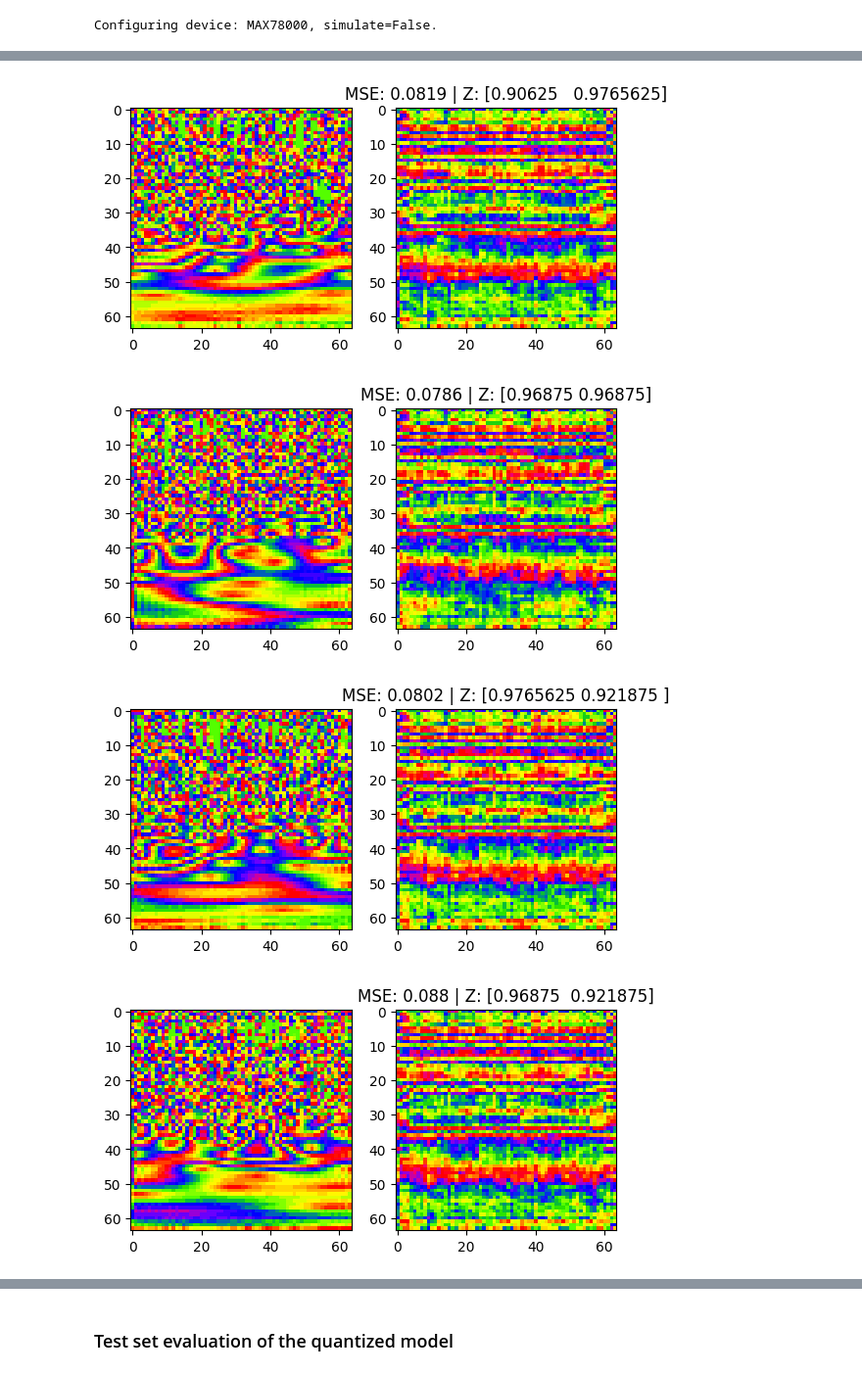
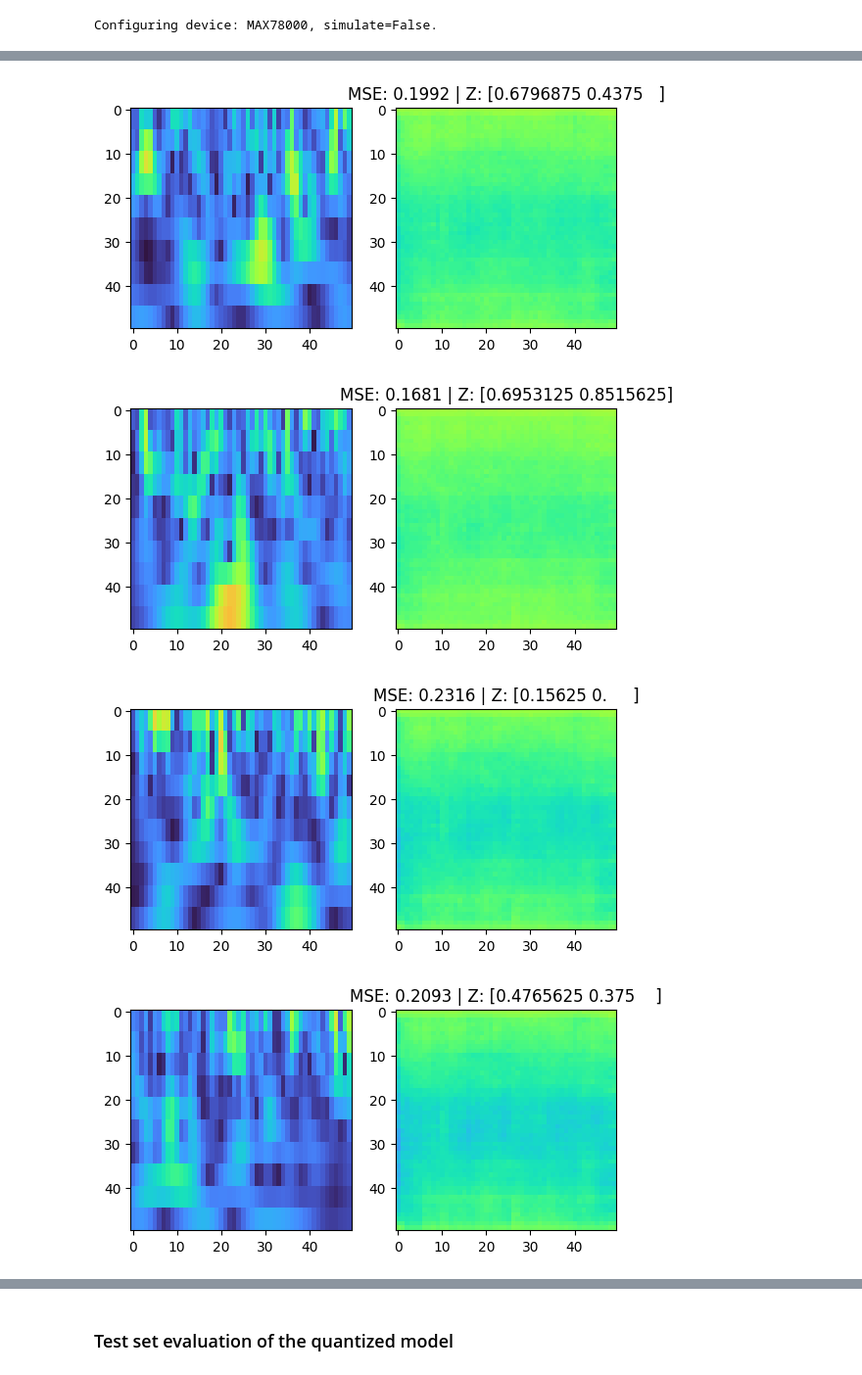
Before and after one commit to bitmorse/bearings-max78000, a Jupyter notebook: playground.ipynb, the cells around one changed output, grey strips where cells are left out. Shown at 98% size. Cells and saved outputs as stored; diff of their text form; code cells hidden in the pictures.

Commit message:
adding new trained model with HI

```diff
--- a/playground.ipynb
+++ b/playground.ipynb
@@ -210,7 +215,7 @@ class Args:
 args = Args(act_mode_8bit=False) #IMPORTANT: if this is not set to true, the test set will be float instead of int, and so you can't use the quantized model
 data_path = os.path.join(os.path.dirname(os.getcwd()), 'ai8x-training/data')
 
-ds_train,ds_test = ims_bearings.ims_bearings_get_datasets((data_path, args), load_train=True, load_test=True)
+ds_train,ds_test = ims_bearings.ims_bearings_get_datasets((data_path, args), load_train=True, load_test=True, full=True)
 
 #size of train and test set
 print("Train set size: ", len(ds_train))
@@ -224,7 +229,7 @@ ai8x.set_device(85, False, False)  #use if non quant (ai8x.set_device(85, False,
 
 #The device setting method ai8x.set_device of the ai8x module also accepts a related parameter simulate: True for the training case (act_mode_8bit = True) and False for the evaluation of quantized model or running on hardware that also initializes act_mode_8bit = False.
 
-model = bearingnet.BearingNet(num_channels=1, dimensions=(64,64))
+model = bearingnet.BearingNet(num_channels=1, dimensions=(50,50))
 checkpoint_path = '../ai8x-synthesis/trained/qat_best.pth.tar'
 model = apputils.load_lean_checkpoint(model, checkpoint_path)
 ai8x.update_model(model)
@@ -254,8 +259,8 @@ with torch.no_grad():
 for i in range(10):
     plt.figure()
     plt.subplot(1,2,1)
-    plt.imshow(in_imgs[i*100], cmap='prism')
+    plt.imshow(in_imgs[i*100], cmap='turbo', vmin=-1, vmax=1)
     plt.subplot(1,2,2)
-    plt.imshow(out_imgs[i*100], cmap='prism')
+    plt.imshow(out_imgs[i*100], cmap='turbo', vmin=-1, vmax=1)
     plt.title("MSE: %s | Z: %s" % (msel[i], zlist[i]))
 # %% [output]
@@ -263,4 +268,4 @@ for i in range(10):
-[figure, old version]
+[figure, new version]
-[figure, old version]
+[figure, new version]
-[figure, old version]
+[figure, new version]
-[figure, old version]
+[figure, new version]
```
Also changed, not shown: parts of 15 cells of this notebook.
